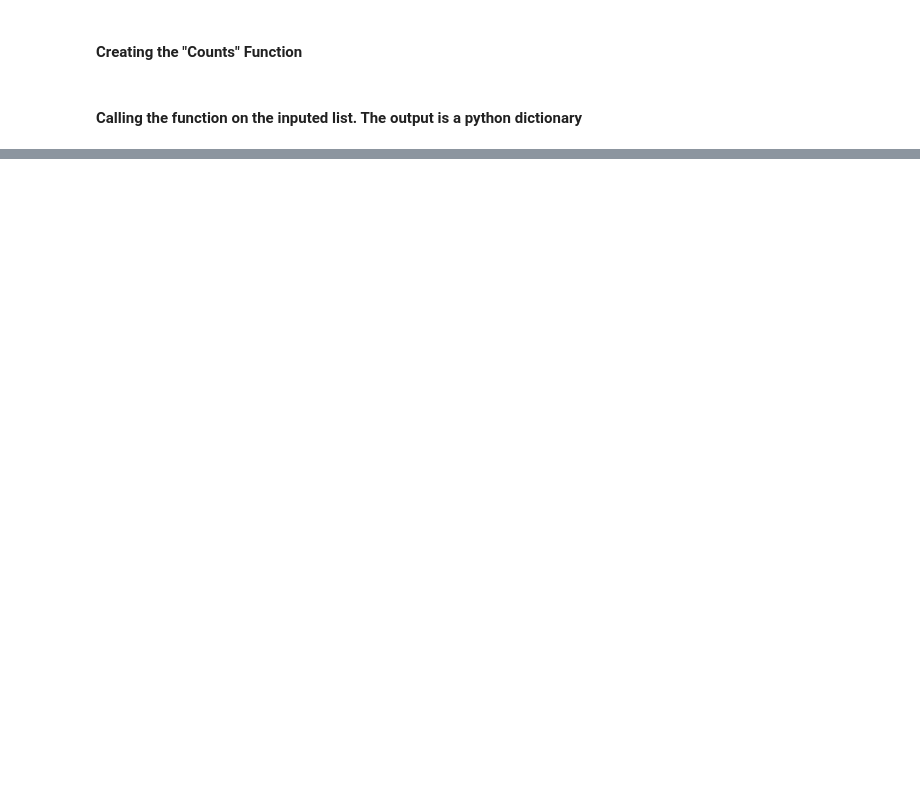
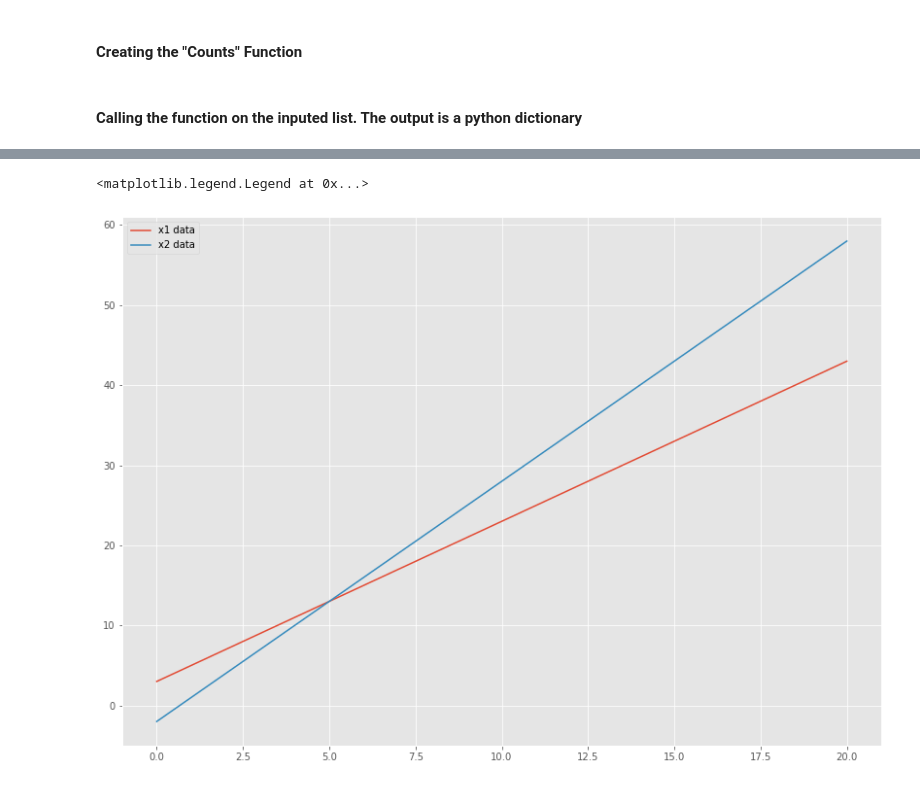
Before and after one commit to killfoley/funddatasks, a Jupyter notebook: Tasks 2020.ipynb, the cells around one changed output, grey strips where cells are left out. Drawn from its saved outputs; the diff is of its cells as text; code cells hidden in the pictures; blank space fills up the shorter version.

```diff
--- a/Tasks 2020.ipynb
+++ b/Tasks 2020.ipynb
@@ -189,0 +218,12 @@ Text(0.5, 0, 'Number of heads')
+# %%
+#generate random x data
+x2 = np.linspace(0,20, num=50)
+#Calculate y data
+y2 = 3.0*x2 - 2.0
+#plot the outcome along with first dataset
+plt.plot(x1, y1, label="x1 data")
+plt.plot(x2, y2, label="x2 data")
+plt.legend()
+# %% [output]
+<matplotlib.legend.Legend at 0x...>
+[figure, added]
```
Also changed, not shown: parts of 37 cells of this notebook.
